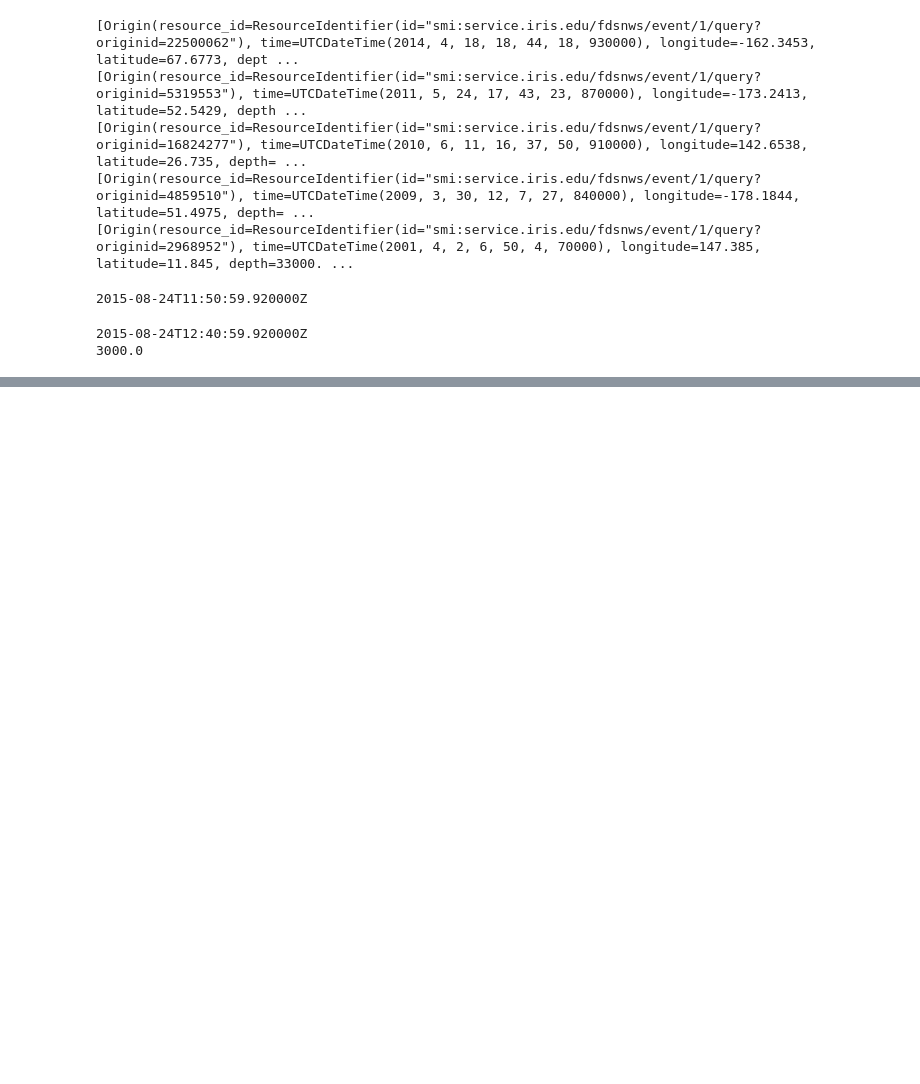
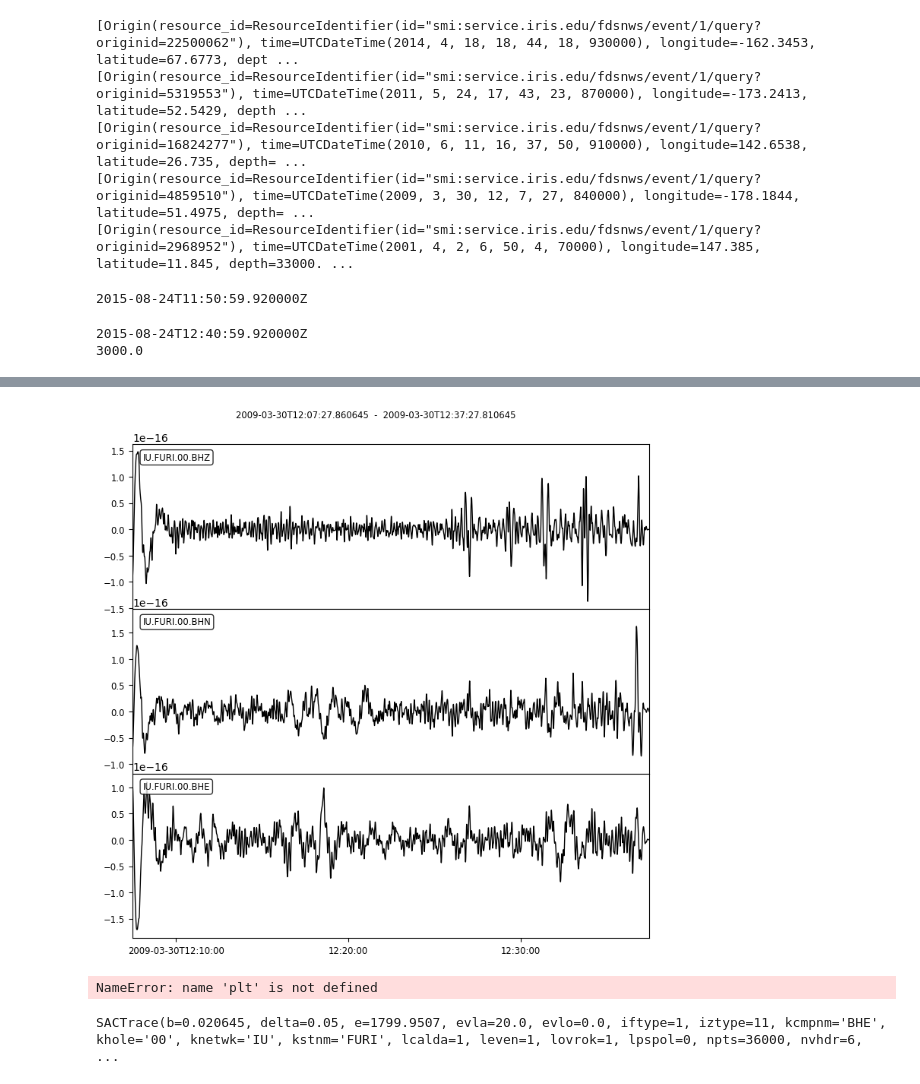
Before and after one commit to Jasplet/event_scraper, a Jupyter notebook: dev/devel_notebook.ipynb, the cells around one changed output, grey strips where cells are left out. Cells and saved outputs as stored; diff of their text form; code cells hidden in the pictures; blank space fills up the shorter version.

```diff
--- a/dev/devel_notebook.ipynb
+++ b/dev/devel_notebook.ipynb
@@ -85,3 +84,3 @@ print(t2 - t1)
 from query_events import query_waveforms
 # %%
-st = query_waveforms(subset, "FURI", location="00")
+st = query_waveforms(subset.events[3], "FURI", loc_code="00")
@@ -91,0 +109,9 @@ st
+# %%
+
+st_cor = st.remove_response().copy()
+st_cor.filter('bandpass',zerophase=True,freqmin=0.01,freqmax=0.1,corners=2)
+st_cor.plot()
+plt.show()
+# %% [output]
+[figure, added]
+NameError: name 'plt' is not defined
@@ -91,0 +126,4 @@ st
+# %%
+sactr
+# %% [output]
+SACTrace(b=0.020645, delta=0.05, e=1799.9507, evla=20.0, evlo=0.0, iftype=1, iztype=11, kcmpnm='BHE', khole='00', knetwk='IU', kstnm='FURI', lcalda=1, leven=1, lovrok=1, lpspol=0, npts=36000, nvhdr=6, ...
```
Also changed, not shown: parts of 19 cells of this notebook.
